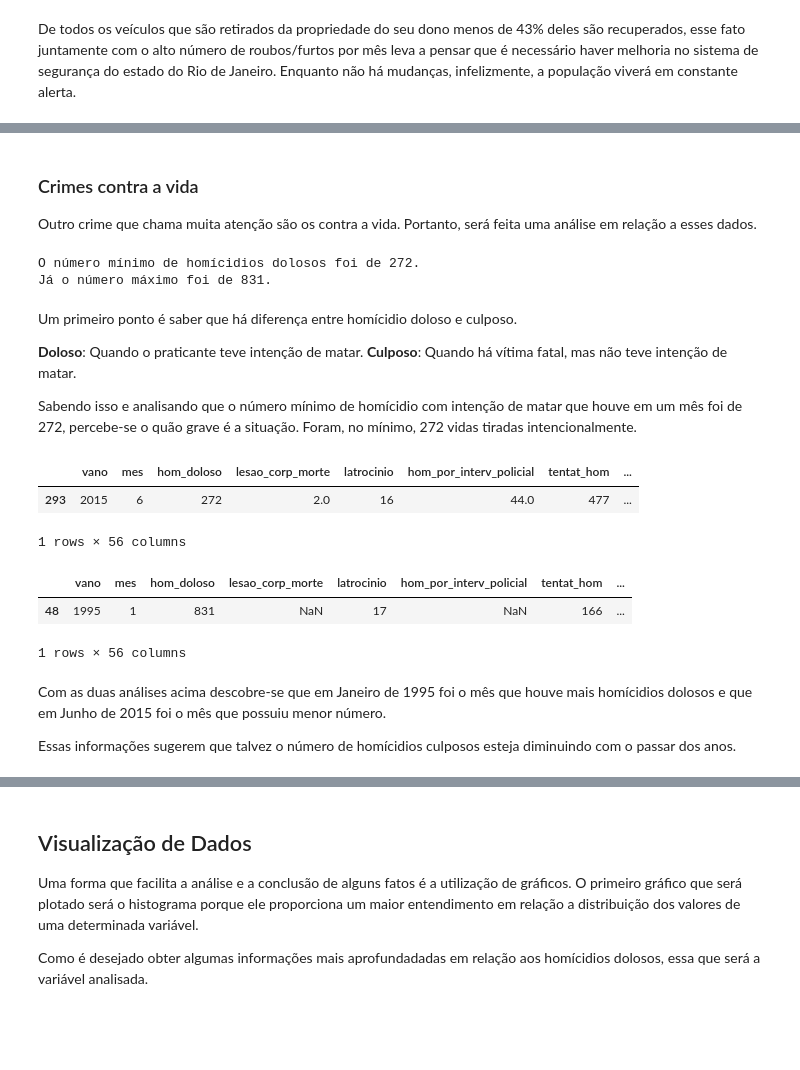
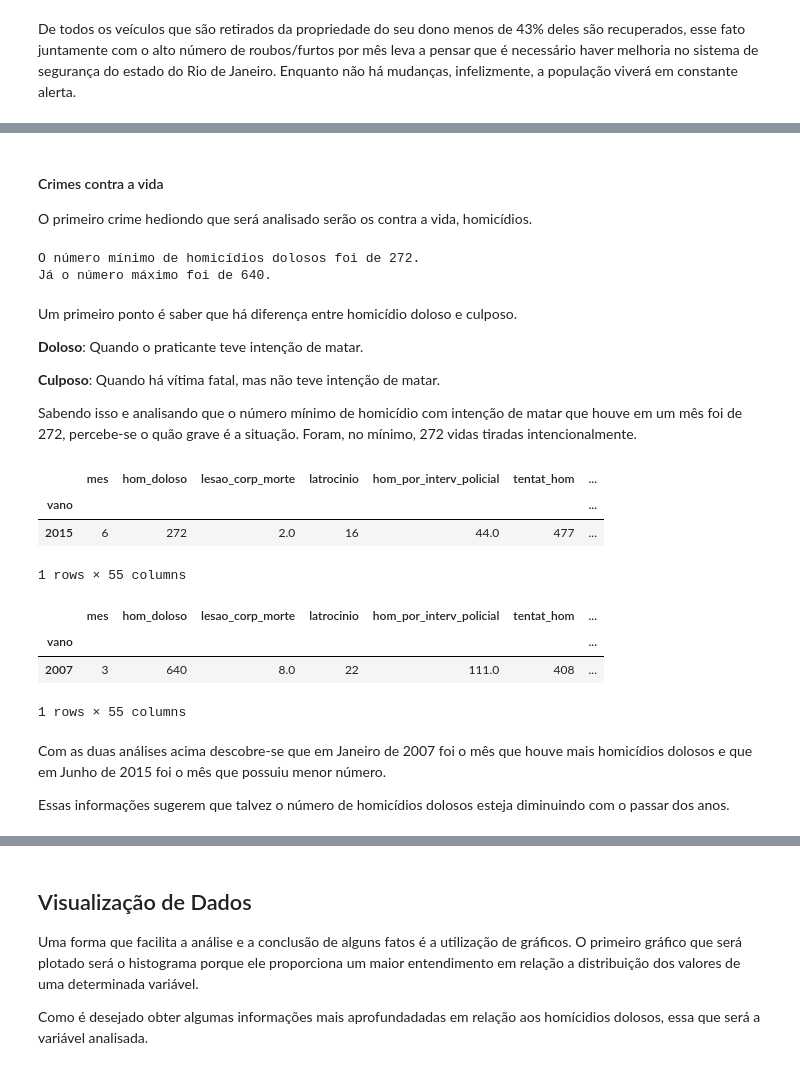
Before and after one commit to renatagsr/Data-Science-na-Pratica, a Jupyter notebook: Manipulando e Explorando Dados/Analisando_a_Violência_no_Rio_de_Janeiro.ipynb, the cells around one changed output, grey strips where cells are left out. Saved outputs shown, nothing was run; the diff lists cells and outputs as text; code cells hidden in the pictures; blank space fills up the shorter version.

```diff
--- a/Manipulando e Explorando Dados/Analisando_a_Violência_no_Rio_de_Janeiro.ipynb
+++ b/Manipulando e Explorando Dados/Analisando_a_Violência_no_Rio_de_Janeiro.ipynb
@@ -148,0 +153,2 @@ A ausência desses dados será trabalhada posteriormente.
+# %%
+df_clean = df[df['vano'] > 2005]
@@ -149,3 +175,5 @@ A ausência desses dados será trabalhada posteriormente.
+# %%
+df_clean.set_index(['vano'], inplace=True)
 # %% [markdown]
 ## Informações Estatísticas da Violência no Rio de Janeiro
 
@@ -214,38 +260,41 @@ De todos os veículos que são retirados da propriedade do seu dono menos de 43%
 # %% [markdown]
-### Crimes contra a vida
+#### Crimes contra a vida
 
-Outro crime que chama muita atenção são os contra a vida. Portanto, será feita uma análise em relação a esses dados.
+O primeiro crime hediondo que será analisado serão os contra a vida, homicídios.
 # %%
 #Valores máximos e mínimos de homícidio doloso
-min_homicidio_doloso = df['hom_doloso'].min()
-print(f'O número mínimo de homícidios dolosos foi de {min_homicidio_doloso}.')
-max_homicidio_doloso = df['hom_doloso'].max()
+min_homicidio_doloso = df_clean['hom_doloso'].min()
+print(f'O número mínimo de homicídios dolosos foi de {min_homicidio_doloso}.')
+max_homicidio_doloso = df_clean['hom_doloso'].max()
 print(f'Já o número máximo foi de {max_homicidio_doloso}.')
 # %% [output]
-O número mínimo de homícidios dolosos foi de 272.
-Já o número máximo foi de 831.
+O número mínimo de homicídios dolosos foi de 272.
+Já o número máximo foi de 640.
 # %% [markdown]
-Um primeiro ponto é saber que há diferença entre homícidio doloso e culposo.
+Um primeiro ponto é saber que há diferença entre homicídio doloso e culposo.
 
 **Doloso**: Quando o praticante teve intenção de matar.
+
 **Culposo**: Quando há vítima fatal, mas não teve intenção de matar.
 
-Sabendo isso e analisando que o número mínimo de homícidio com intenção de matar que houve em um mês foi de 272, percebe-se o quão grave é a situação. Foram, no mínimo, 272 vidas tiradas intencionalmente.
+Sabendo isso e analisando que o número mínimo de homicídio com intenção de matar que houve em um mês foi de 272, percebe-se o quão grave é a situação. Foram, no mínimo, 272 vidas tiradas intencionalmente.
 # %%
 #Mês com menor número de homicídios dolosos
-df[df['hom_doloso'] == 272]
+df_clean[df_clean['hom_doloso'] == 272]
 # %% [output]
-|  | vano | mes | hom_doloso | lesao_corp_morte | latrocinio | hom_por_interv_policial | tentat_hom | ... |
-| 293 | 2015 | 6 | 272 | 2.0 | 16 | 44.0 | 477 | ... |
+|  | mes | hom_doloso | lesao_corp_morte | latrocinio | hom_por_interv_policial | tentat_hom | ... |
+| vano |  |  |  |  |  |  | ... |
+| 2015 | 6 | 272 | 2.0 | 16 | 44.0 | 477 | ... |
-1 rows × 56 columns
+1 rows × 55 columns
 # %%
 #Mês com maior número de homicídios dolosos
-df[df['hom_doloso'] == 831]
+df_clean[df_clean['hom_doloso'] == 640]
 # %% [output]
-|  | vano | mes | hom_doloso | lesao_corp_morte | latrocinio | hom_por_interv_policial | tentat_hom | ... |
-| 48 | 1995 | 1 | 831 | NaN | 17 | NaN | 166 | ... |
+|  | mes | hom_doloso | lesao_corp_morte | latrocinio | hom_por_interv_policial | tentat_hom | ... |
+| vano |  |  |  |  |  |  | ... |
+| 2007 | 3 | 640 | 8.0 | 22 | 111.0 | 408 | ... |
-1 rows × 56 columns
+1 rows × 55 columns
 # %% [markdown]
-Com as duas análises acima descobre-se que em Janeiro de 1995 foi o mês que houve mais homícidios dolosos e que em Junho de 2015 foi o mês que possuiu menor número.
+Com as duas análises acima descobre-se que em Janeiro de 2007 foi o mês que houve mais homicídios dolosos e que em Junho de 2015 foi o mês que possuiu menor número.
 
-Essas informações sugerem que talvez o número de homícidios culposos esteja diminuindo com o passar dos anos.
+Essas informações sugerem que talvez o número de homicídios dolosos esteja diminuindo com o passar dos anos.
```
Also changed, not shown: parts of 37 cells of this notebook.
